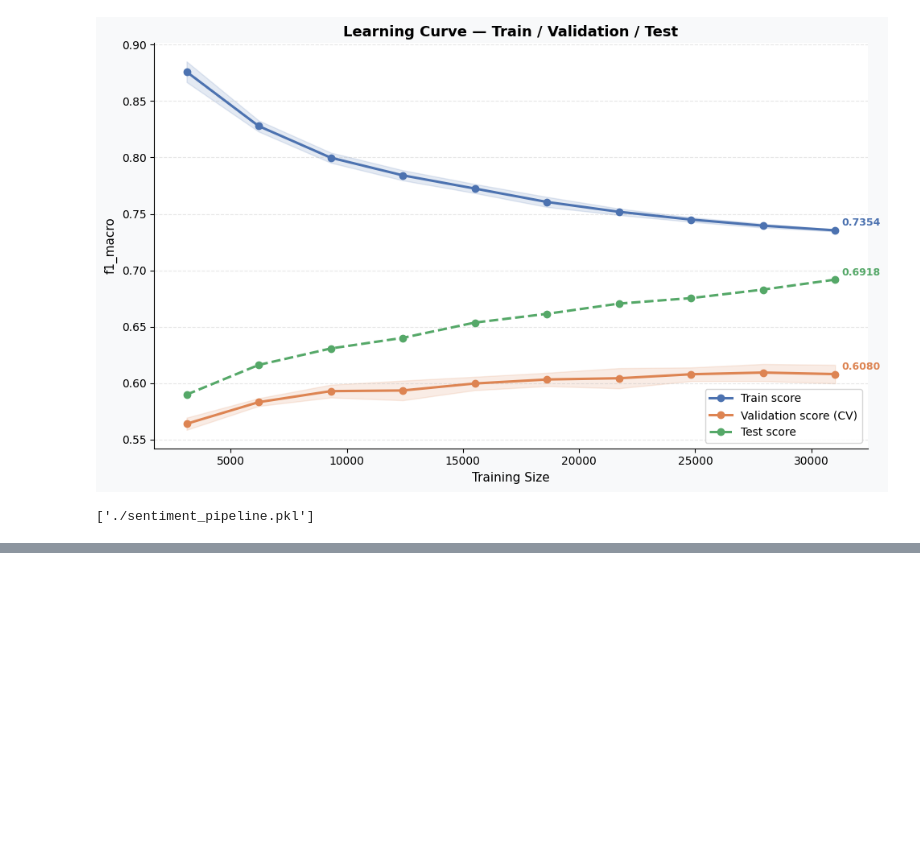
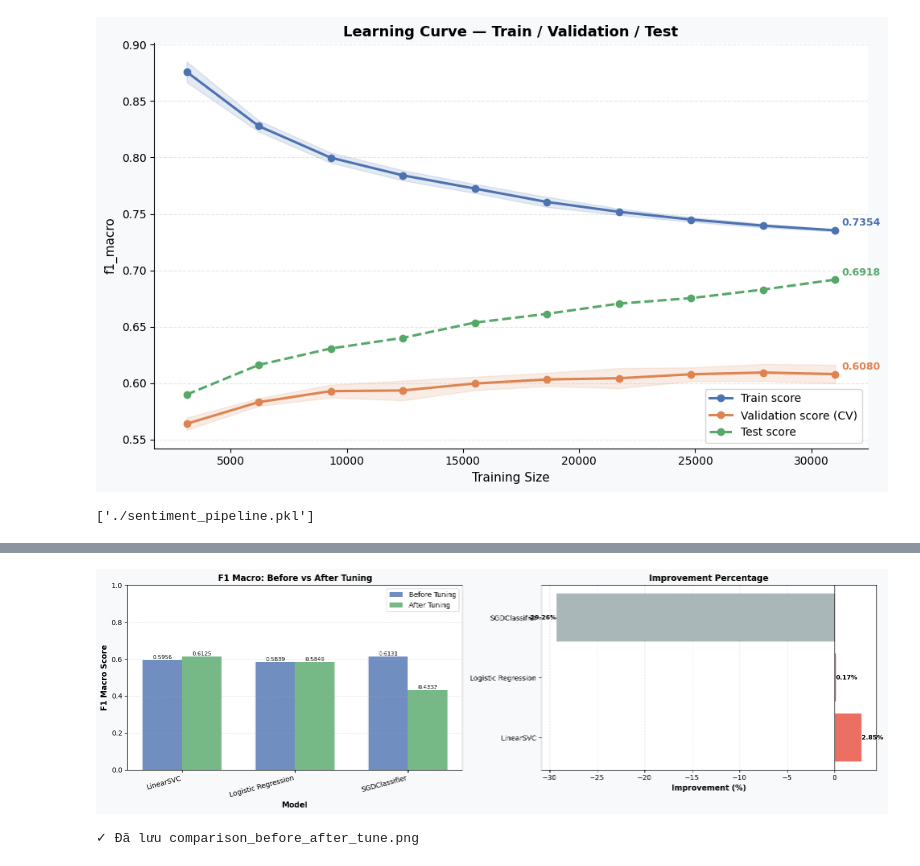
Before and after one commit to ninhdk-datasci/tiki-sentiment-analytics, a Jupyter notebook: models.ipynb, the cells around one changed output, grey strips where cells are left out. Saved outputs shown, nothing was run; the diff lists cells and outputs as text; code cells hidden in the pictures; blank space fills up the shorter version.

```diff
--- a/models.ipynb
+++ b/models.ipynb
@@ -781,3 +963,60 @@ import joblib
 # Lưu best_pipe ra file
 joblib.dump(best_pipe, "./best_pipe.pkl")
 print("✓ Đã lưu best_pipe.pkl")
+# %%
+# Vẽ biểu đồ so sánh F1 macro trước và sau tune
+import matplotlib.pyplot as plt
+import numpy as np
+
+fig, axes = plt.subplots(1, 2, figsize=(16, 5), facecolor="#f8f9fa")
+
+# Biểu đồ 1: So sánh Before vs After
+ax1 = axes[0]
+x = np.arange(len(df_comparison))
+width = 0.35
+
+bars1 = ax1.bar(x - width/2, df_comparison['Before Tuning'], width, label='Before Tuning', color='#4C72B0', alpha=0.8)
+bars2 = ax1.bar(x + width/2, df_comparison['After Tuning'], width, label='After Tuning', color='#55A868', alpha=0.8)
+
+ax1.set_xlabel('Model', fontsize=11, fontweight='bold')
+ax1.set_ylabel('F1 Macro Score', fontsize=11, fontweight='bold')
+ax1.set_title('F1 Macro: Before vs After Tuning', fontsize=12, fontweight='bold')
+ax1.set_xticks(x)
+ax1.set_xticklabels(df_comparison['Model'], rotation=15, ha='right')
+ax1.legend(fontsize=10)
+ax1.grid(axis='y', alpha=0.3, linestyle='--')
+ax1.set_ylim([0, 1])
+
+# Thêm giá trị lên các cột
+for bars in [bars1, bars2]:
+    for bar in bars:
+        height = bar.get_height()
+        ax1.text(bar.get_x() + bar.get_width()/2., height,
+                f'{height:.4f}',
+                ha='center', va='bottom', fontsize=8)
+
+# Biểu đồ 2: Improvement %
+ax2 = axes[1]
+colors = ['#e74c3c' if x > 0 else '#95a5a6' for x in df_comparison['Improvement %']]
+bars3 = ax2.barh(df_comparison['Model'], df_comparison['Improvement %'], color=colors, alpha=0.8)
+
+ax2.set_xlabel('Improvement (%)', fontsize=11, fontweight='bold')
+ax2.set_title('Improvement Percentage', fontsize=12, fontweight='bold')
+ax2.grid(axis='x', alpha=0.3, linestyle='--')
+ax2.axvline(0, color='black', linewidth=0.8)
+
+# Thêm giá trị lên các cột
+for i, bar in enumerate(bars3):
+    width = bar.get_width()
+    ax2.text(width, bar.get_y() + bar.get_height()/2.,
+            f'{width:.2f}%',
+            ha='left' if width > 0 else 'right', va='center', fontsize=9, fontweight='bold')
+
+plt.tight_layout()
+plt.savefig('comparison_before_after_tune.png', dpi=150, bbox_inches='tight')
+plt.show()
+
+print("✓ Đã lưu comparison_before_after_tune.png")
+# %% [output]
+[figure, added]
+✓ Đã lưu comparison_before_after_tune.png
```
Also changed, not shown: parts of 11 cells of this notebook, 14 other files.
